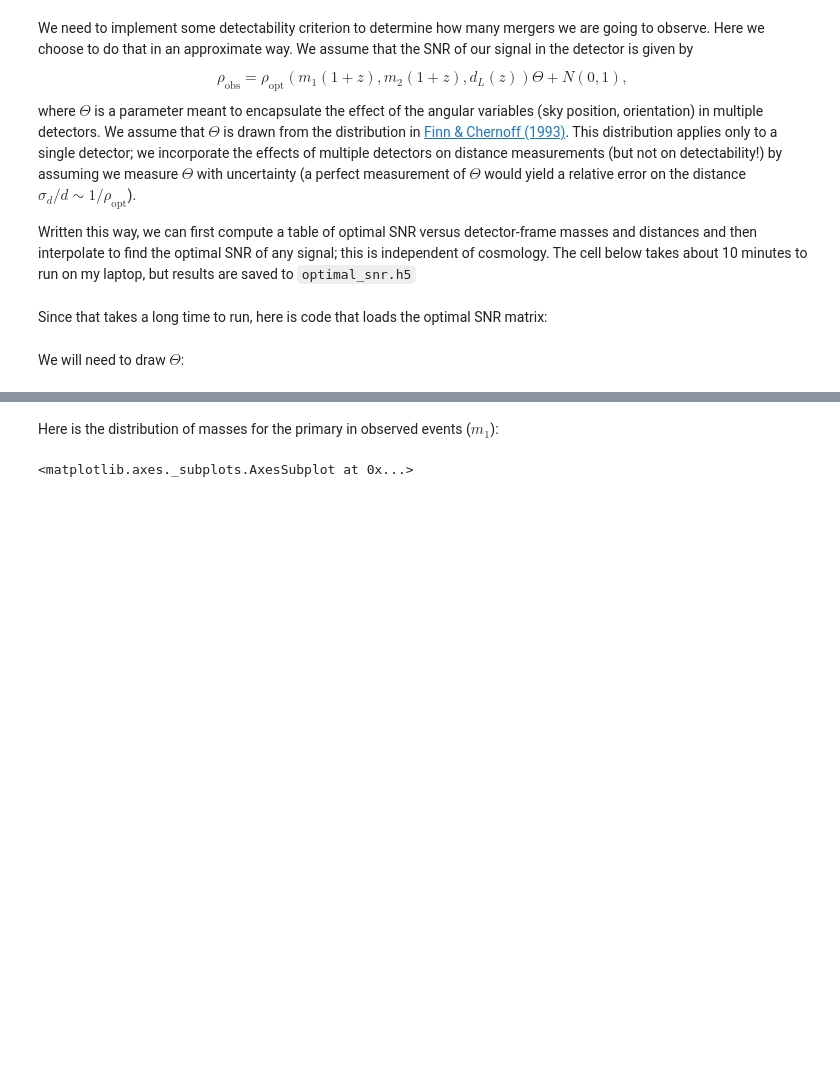
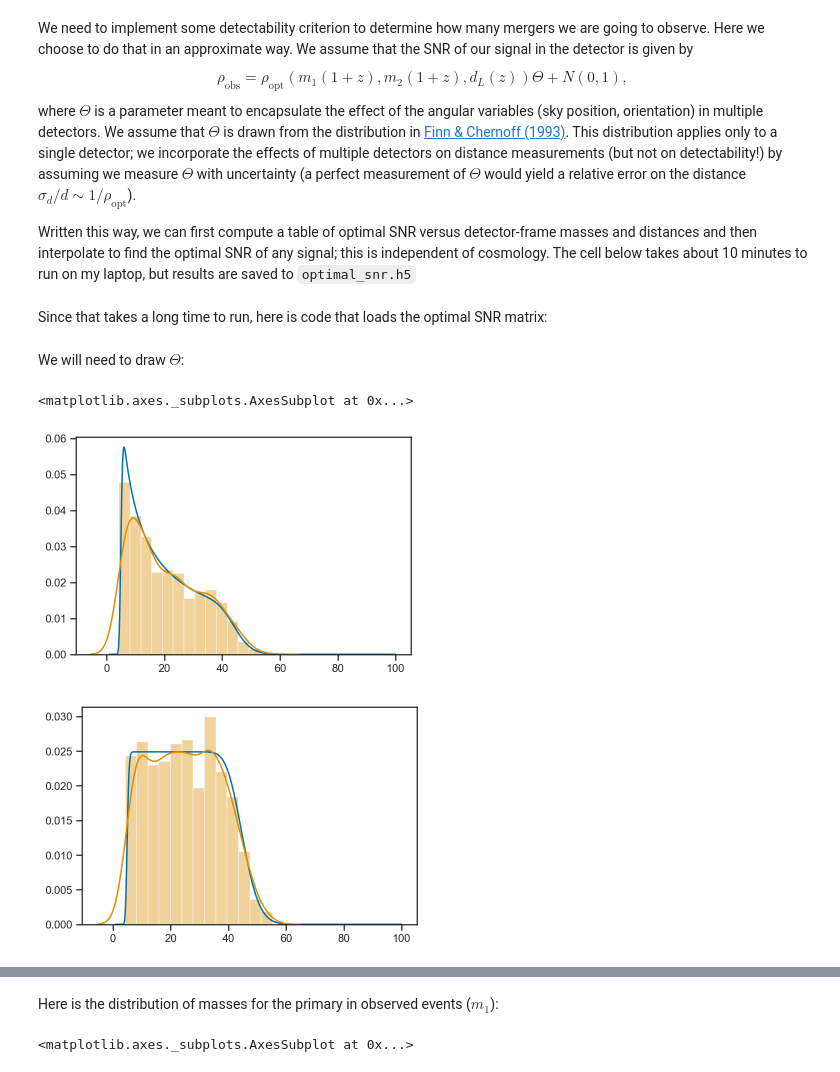
Before and after one commit to farr/PISNLineCosmography, a Jupyter notebook: GenerateObservations.ipynb, the cells around one changed output, grey strips where cells are left out. Drawn from its saved outputs; the diff is of its cells as text; code cells hidden in the pictures; blank space fills up the shorter version.

```diff
--- a/GenerateObservations.ipynb
+++ b/GenerateObservations.ipynb
@@ -114,3 +128,14 @@ def draw_pl(x0, x1, alpha):
+# %%
+plot(ms, pm1s/cm1s[-1])
+sns.distplot([draw_m1() for i in range(1000)])
+
+figure()
+plot(ms, pm2s/cm2s[-1])
+sns.distplot([draw_m2() for i in range(1000)])
+# %% [output]
+<matplotlib.axes._subplots.AxesSubplot at 0x...>
+[figure, added]
+[figure, added]
 # %%
 def draw_truth():
     m2 = 1.0
```
Also changed, not shown: parts of 11 cells of this notebook, 1 other file.
